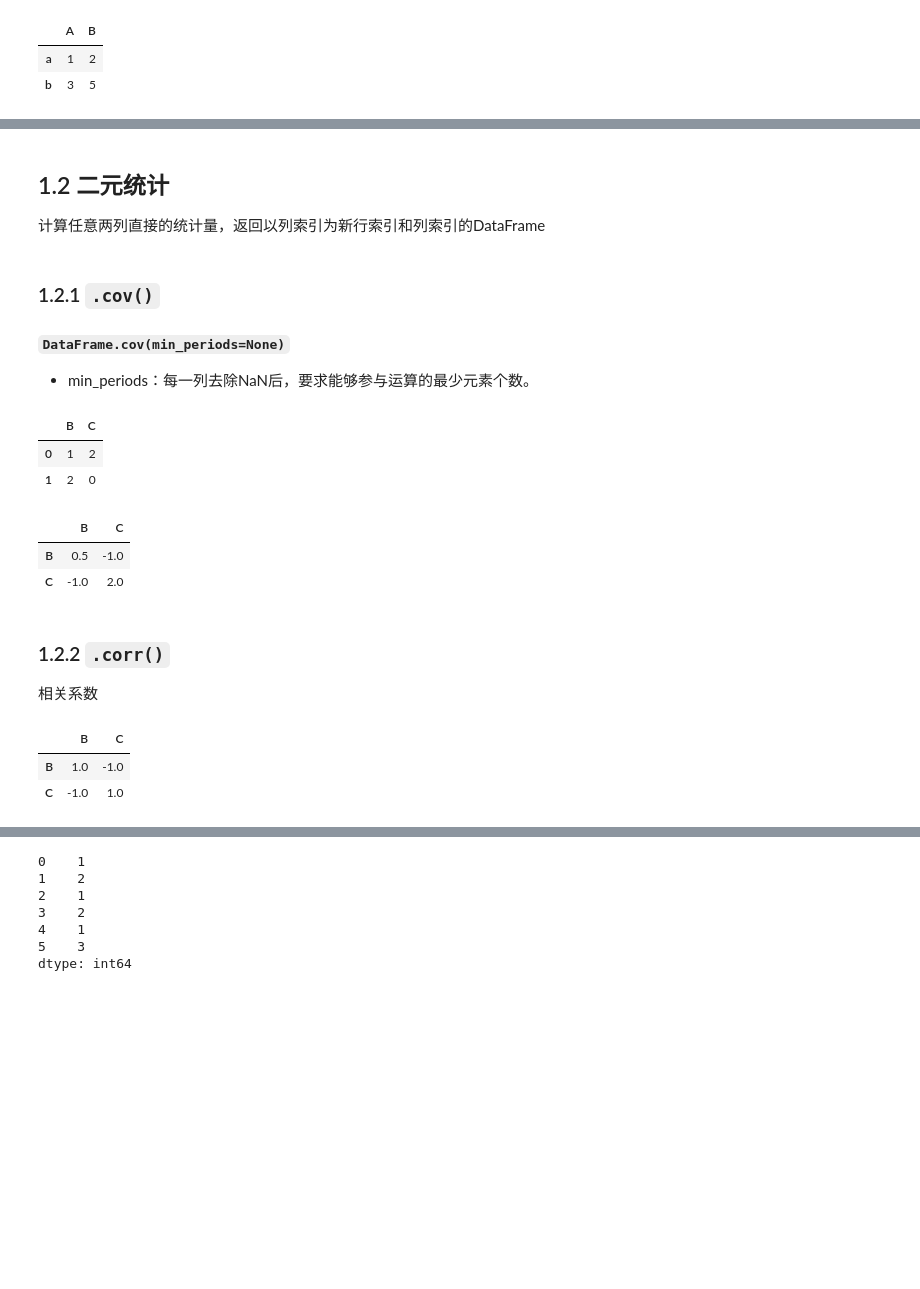
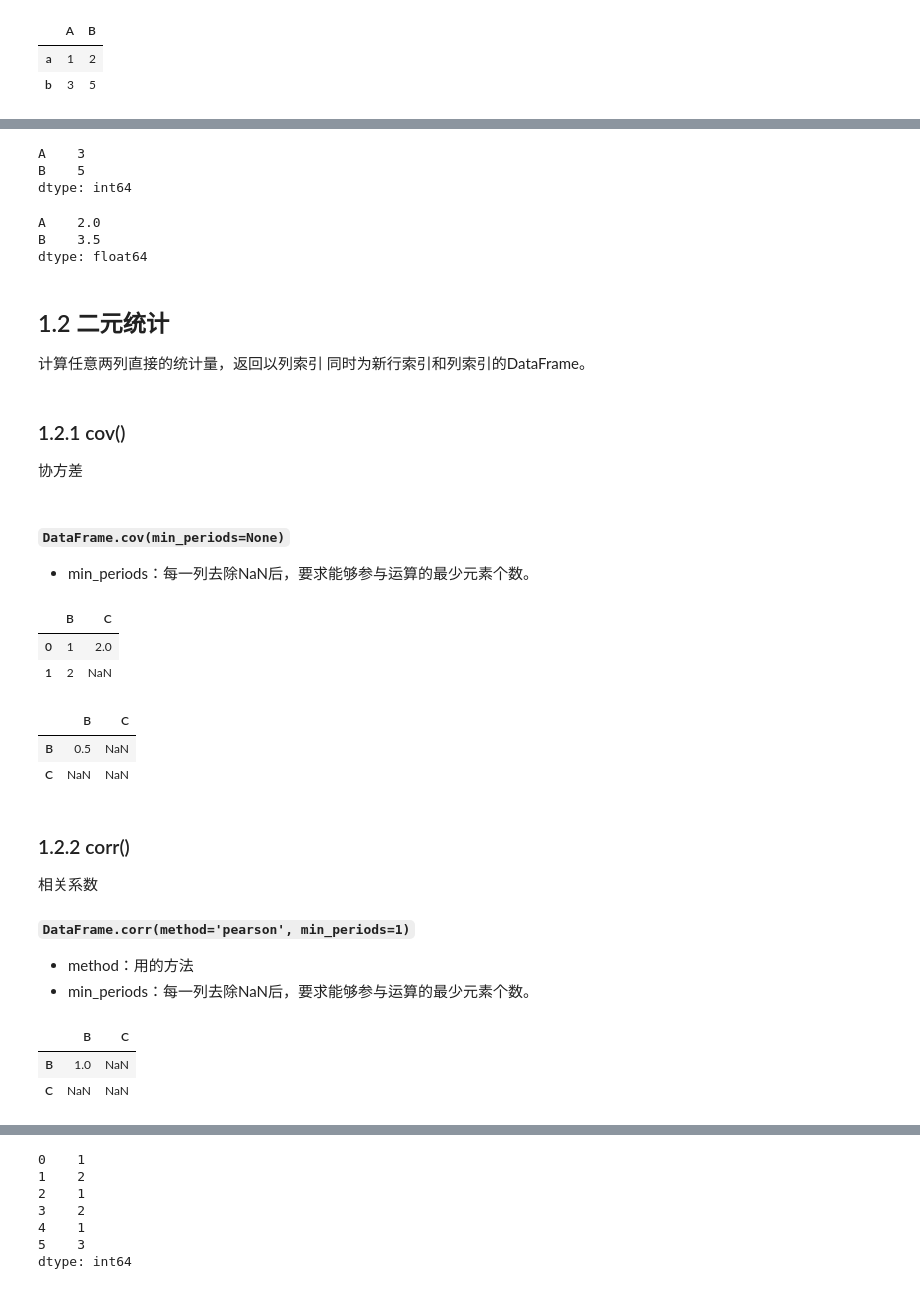
Before and after one commit to hangsz/pandas-tutorial, a Jupyter notebook: 10. 数值统计运算.ipynb, the cells around one changed output, grey strips where cells are left out. Drawn from its saved outputs; the diff is of its cells as text; code cells hidden in the pictures; blank space fills up the shorter version.

```diff
--- a/10. 数值统计运算.ipynb
+++ b/10. 数值统计运算.ipynb
@@ -55,30 +75,48 @@ dtype: float64
+# %%
+df.max()
+# %% [output]
+A    3
+B    5
+dtype: int64
+# %%
+df.median()
+# %% [output]
+A    2.0
+B    3.5
+dtype: float64
 # %% [markdown]
 ## 1.2 二元统计
-计算任意两列直接的统计量，返回以列索引为新行索引和列索引的DataFrame
+计算任意两列直接的统计量，返回以列索引 同时为新行索引和列索引的DataFrame。
+# %% [markdown]
+### 1.2.1 cov()
+协方差
 # %% [markdown]
-### 1.2.1 `.cov()`
-#### `DataFrame.cov(min_periods=None)`
+##### `DataFrame.cov(min_periods=None)`
 - min_periods：每一列去除NaN后，要求能够参与运算的最少元素个数。
 # %%
-df1 = pd.DataFrame([[1,2],[2,0]],columns = ['B','C'])
+df1 = pd.DataFrame([[1,2],[2,np.nan]],columns=['B','C'])
 df1
 # %% [output]
 |  | B | C |
-| 0 | 1 | 2 |
-| 1 | 2 | 0 |
+| 0 | 1 | 2.0 |
+| 1 | 2 | NaN |
 # %%
 df1.cov()
 # %% [output]
 |  | B | C |
-| B | 0.5 | -1.0 |
-| C | -1.0 | 2.0 |
+| B | 0.5 | NaN |
+| C | NaN | NaN |
 # %% [markdown]
-### 1.2.2 `.corr()`
+### 1.2.2 corr()
 相关系数
+
+##### `DataFrame.corr(method='pearson', min_periods=1)`
+- method：用的方法
+- min_periods：每一列去除NaN后，要求能够参与运算的最少元素个数。
 # %%
 df1.corr()
 # %% [output]
 |  | B | C |
-| B | 1.0 | -1.0 |
-| C | -1.0 | 1.0 |
+| B | 1.0 | NaN |
+| C | NaN | NaN |
 # %% [markdown]
```
Also changed, not shown: parts of 34 cells of this notebook, 9 other files.
